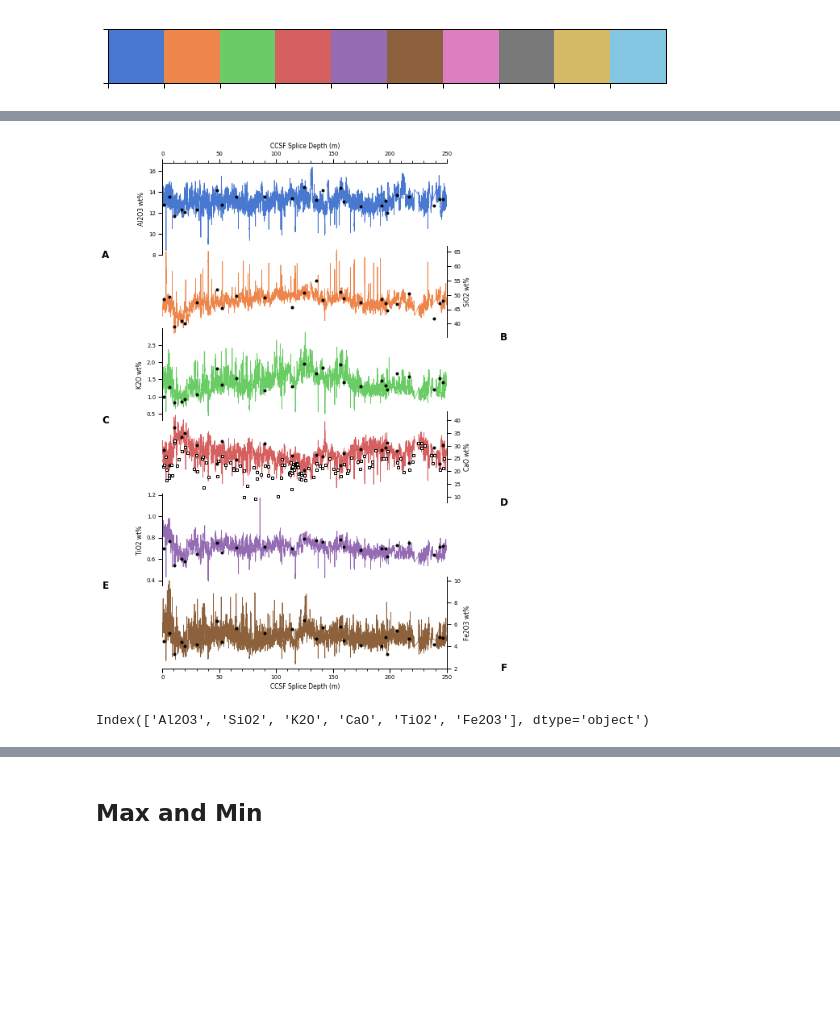
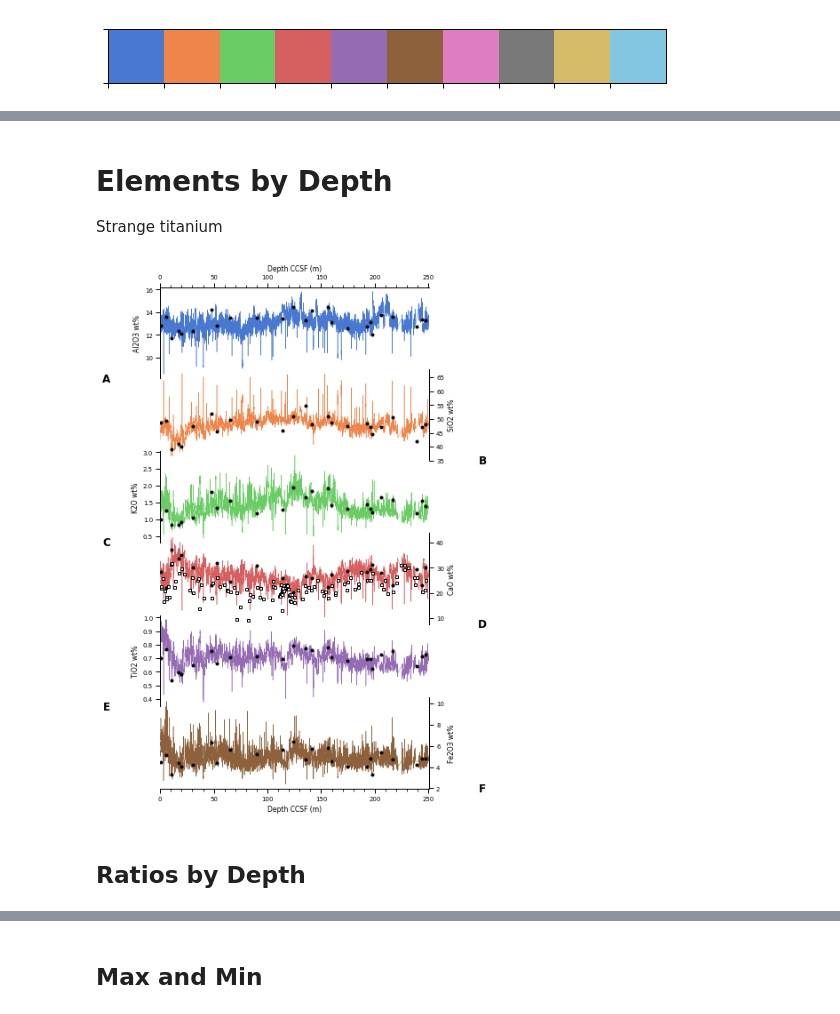
Before and after one commit to danielbabin/U1474_XRF_Data_Report, a Jupyter notebook: Notebooks/xrf_calibration.ipynb, the cells around one changed output, grey strips where cells are left out. Cells and saved outputs as stored; diff of their text form; code cells hidden in the pictures; blank space fills up the shorter version.

```diff
--- a/Notebooks/xrf_calibration.ipynb
+++ b/Notebooks/xrf_calibration.ipynb
@@ -328,10 +362,10 @@ plt.subplots_adjust(wspace=.7,hspace=0,top=.94,bottom=.07,right=.85,left=.15)
 # %% [markdown]
 No long sections have anomalously high MSE, which would be expected for a problematic section
 # %%
-fig,axes=plt.subplots(nrows=5,figsize=(8,7))
+fig,axes=plt.subplots(nrows=5,figsize=(6,7))
 sns.set_context('paper',font_scale=1)
 
-lw=.8
+lw=.5
 ms=1.5
 
 sns.despine(ax=axes[0],right=True,bottom=True,top=False)
@@ -358,9 +392,10 @@ else:
     axis.yaxis.set_label_position("right")
     axis.patch.set_alpha(0)
 
+color_list=[0,1,2,4,5]
 for i,e in enumerate(['Al','Si','K','Ti','Fe']):
-    (xrf[e]/xrf['Ca']).plot(ax=axes[i],color=colors[i],lw=lw)
-    (old_xrf[e]/old_xrf['Ca']).plot(ax=axes[i],color=colors[i],lw=lw,zorder=-2,alpha=.2)
+    (xrf[e]/xrf['Ca']).plot(ax=axes[i],color=colors[color_list[i]],lw=lw)
+    (old_xrf[e]/old_xrf['Ca']).plot(ax=axes[i],color=colors[color_list[i]],lw=lw,zorder=-2,alpha=.3)
     axes[i].set_ylabel(e+'/Ca ratio')
     axes[i].axvspan(xmin=21,xmax=22,ymin=.05,ymax=.95,color='k',alpha=.2)
     axes[i].axvspan(xmin=62,xmax=65,ymin=.05,ymax=.95,color='k',alpha=.2)
@@ -390,11 +425,11 @@ axes[4].set_ylim(0,0.2)
 
 axes[0].xaxis.set_minor_locator(AutoMinorLocator(5))
 axes[0].xaxis.set_label_position("top")
-axes[0].set_xlabel('CCSF Splice Depth (m)')
+axes[0].set_xlabel('Depth CCSF (m)')
 axis=axes[-1]
 axis.xaxis.set_minor_locator(AutoMinorLocator(5))
-axis.set_xlabel('CCSF Splice Depth (m)')
+axis.set_xlabel('Depth CCSF (m)')
 
 plt.subplots_adjust(hspace=-.1,top=.94,bottom=.07,right=.85,left=.15)
-fig.savefig(figure_path+'counts_ratios.png',dpi=700)
+fig.savefig(figure_path+'Figure-3 counts_ratios.png',dpi=700)
 # %% [output]
@@ -637,4 +672,5 @@ plt.subplots_adjust(hspace=.2,wspace=1,right=.95,left=.1)
 # %%
+label_list=['Al/Ca','Si/Ca','K/Ca','Ti/Ca','Fe/Ca']
 sns.set_context('paper',font_scale=.8)
 fig,axes=plt.subplots(ncols=5,nrows=3,figsize=(10,7.5))
 for i,col in enumerate(ref_conc_ratios.columns):
@@ -646,7 +682,7 @@ for i,col in enumerate(ref_conc_ratios.columns):
         verticalalignment='top', horizontalalignment='left',
         transform=ax.transAxes, fontsize=8)
     ax.set_ylabel(col+' Reference')
-    ax.set_xlabel(col+' XRF Counts')
+    ax.set_xlabel(label_list[i]+' XRF Counts')
 
 ax.annotate('A',xy=(-7.8,1),xycoords='axes fraction',size=16,fontweight='bold')
 
@@ -660,8 +696,8 @@ for i,col in enumerate(ref_conc_ratios.columns):
     ax.text(0.05, .97, text,
         verticalalignment='top', horizontalalignment='left',
         transform=ax.transAxes, fontsize=8)
-    ax.set_ylabel('log('+col+') Reference')
-    ax.set_xlabel('log('+col+') XRF Counts')
+    ax.set_ylabel('log('+label_list[i]+') Reference')
+    ax.set_xlabel('log('+label_list[i]+') XRF Counts')
 
 ax.annotate('B',xy=(-7.8,1),xycoords='axes fraction',size=16,fontweight='bold')
 
@@ -686,5 +722,5 @@ ax.annotate('C',xy=(-7.8,1),xycoords='axes fraction',size=16,fontweight='bold')
 
 plt.suptitle('Univariate Log-Ratio Calibration Process',size=12,y=.95)
 plt.subplots_adjust(hspace=.4,wspace=.8,right=.95,left=.1)
-fig.savefig(figure_path+'process.png',dpi=500)
+fig.savefig(figure_path+'Figure-7 process.png',dpi=500)
 # %% [output]
@@ -735,8 +772,17 @@ fig.savefig(figure_path+'Ca_vs_Ca.png',dpi=700)
+# %% [markdown]
+# Elements by Depth
+Strange titanium
+# %%
+ids=calibrated[calibrated['TiO2']>1.1].index
+calibrated.drop(ids,inplace=True)
+# %%
+ids=calibrated[calibrated['Fe2O3']>10.5].index
+calibrated.drop(ids,inplace=True)
 # %%
-fig,axes=plt.subplots(nrows=6,figsize=(7,10))
+fig,axes=plt.subplots(nrows=6,figsize=(6,9))
 sns.set_context('paper',font_scale=.8)
 
-lw=.8
+lw=.5
 ms=1.5
 
 sns.despine(ax=axes[0],right=True,bottom=True,top=False)
@@ -770,39 +816,37 @@ for i,e in enumerate(['Al2O3','SiO2','K2O','CaO','TiO2','Fe2O3']):
     axes[i].set_ylabel(e+' wt%')
 
 (CaCO3['%CaCO3']*.4/.714).loc[:250].plot(ax=axes[3],marker='s',ls='',color='white',markeredgecolor='k',ms=2*ms)
 
 axes[0].annotate('A',xy=(-.2,0),
     xycoords='axes fraction',horizontalalignment='center',
     verticalalignment='center',size=12,fontweight='bold')
 axes[1].annotate('B',xy=(1+.2,0),
     xycoords='axes fraction',horizontalalignment='center',
     verticalalignment='center',size=12,fontweight='bold')
 axes[2].annotate('C',xy=(-.2,0),
     xycoords='axes fraction',horizontalalignment='center',
     verticalalignment='center',size=12,fontweight='bold')
 axes[3].annotate('D',xy=(1+.2,0),
     xycoords='axes fraction',horizontalalignment='center',
     verticalalignment='center',size=12,fontweight='bold')
 axes[4].annotate('E',xy=(-.2,0),
     xycoords='axes fraction',horizontalalignment='center',
     verticalalignment='center',size=12,fontweight='bold')
 axes[5].annotate('F',xy=(1+.2,0),
     xycoords='axes fraction',horizontalalignment='center',
     verticalalignment='center',size=12,fontweight='bold')
 
 axes[0].xaxis.set_minor_locator(AutoMinorLocator(5))
 axes[0].xaxis.set_label_position("top")
-axes[0].set_xlabel('CCSF Splice Depth (m)')
+axes[0].set_xlabel('Depth CCSF (m)')
 axis=axes[-1]
 axis.xaxis.set_minor_locator(AutoMinorLocator(5))
-axis.set_xlabel('CCSF Splice Depth (m)')
+axis.set_xlabel('Depth CCSF (m)')
 
 plt.subplots_adjust(hspace=-.1,top=.94,bottom=.07,right=.85,left=.15)
-fig.savefig(figure_path+'concentrations.png',dpi=700)
+fig.savefig(figure_path+'Figure-4 concentrations.png',dpi=700)
 # %% [output]
-[figure, old version]
+[figure, new version]
-# %%
-reference_conc.columns
-# %% [output]
-Index(['Al2O3', 'SiO2', 'K2O', 'CaO', 'TiO2', 'Fe2O3'], dtype='object')
+# %% [markdown]
+## Ratios by Depth
 # %%
```
Also changed, not shown: parts of 37 cells of this notebook, 40 other files.
